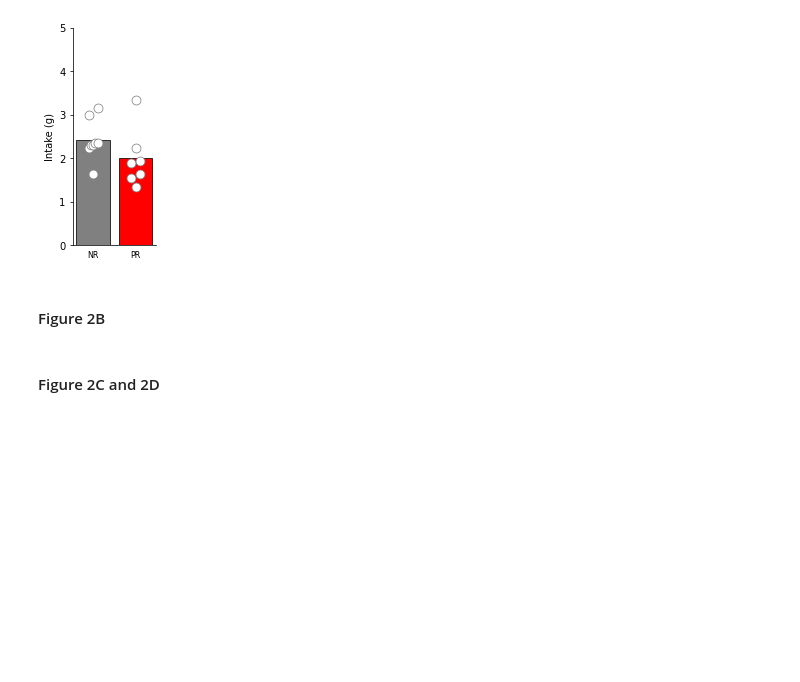
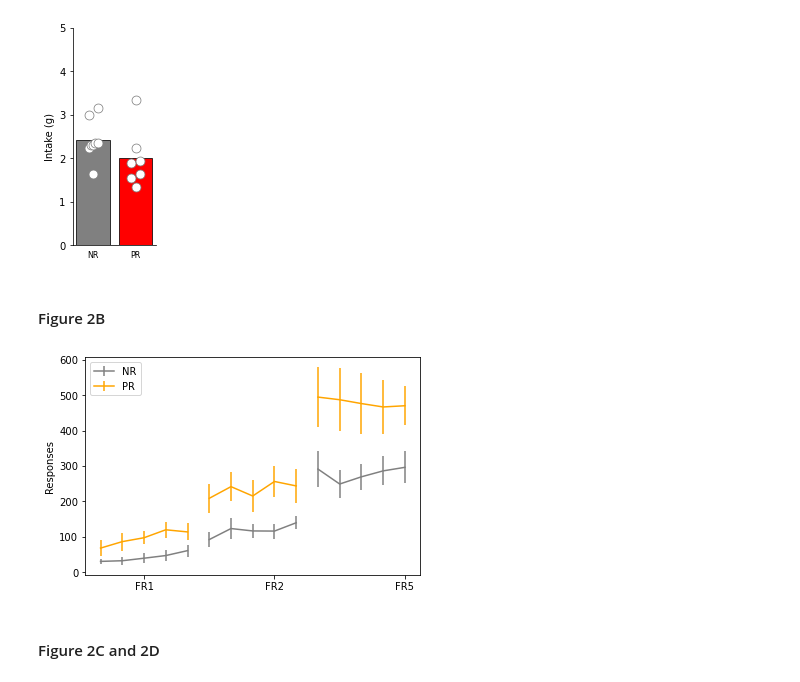
Before and after one commit to mccutcheonlab/PRPR, a Jupyter notebook: PRPR analysis.ipynb, the cells around one changed output. Saved outputs shown, nothing was run; the diff lists cells and outputs as text; code cells hidden in the pictures; blank space fills up the shorter version.

Commit message:
Update PRPR analysis.ipynb
Included permanent DOI-based Zenodo link for data download

```diff
--- a/PRPR analysis.ipynb
+++ b/PRPR analysis.ipynb
@@ -311,8 +315,9 @@ make_freeaccess_figure(df_grain_freeaccess)
 # %% [markdown]
 #### Figure 2B
 # %%
-# waiting for all data
-# make_FR_figure(df_protein, colors=["orange", "grey"])
+make_FR_figure(df_protein, colors=["grey", "orange"])
+# %% [output]
+[figure, added]
 # %% [markdown]
 #### Figure 2C and 2D
 # %%
```
Also changed, not shown: parts of 6 cells of this notebook.
